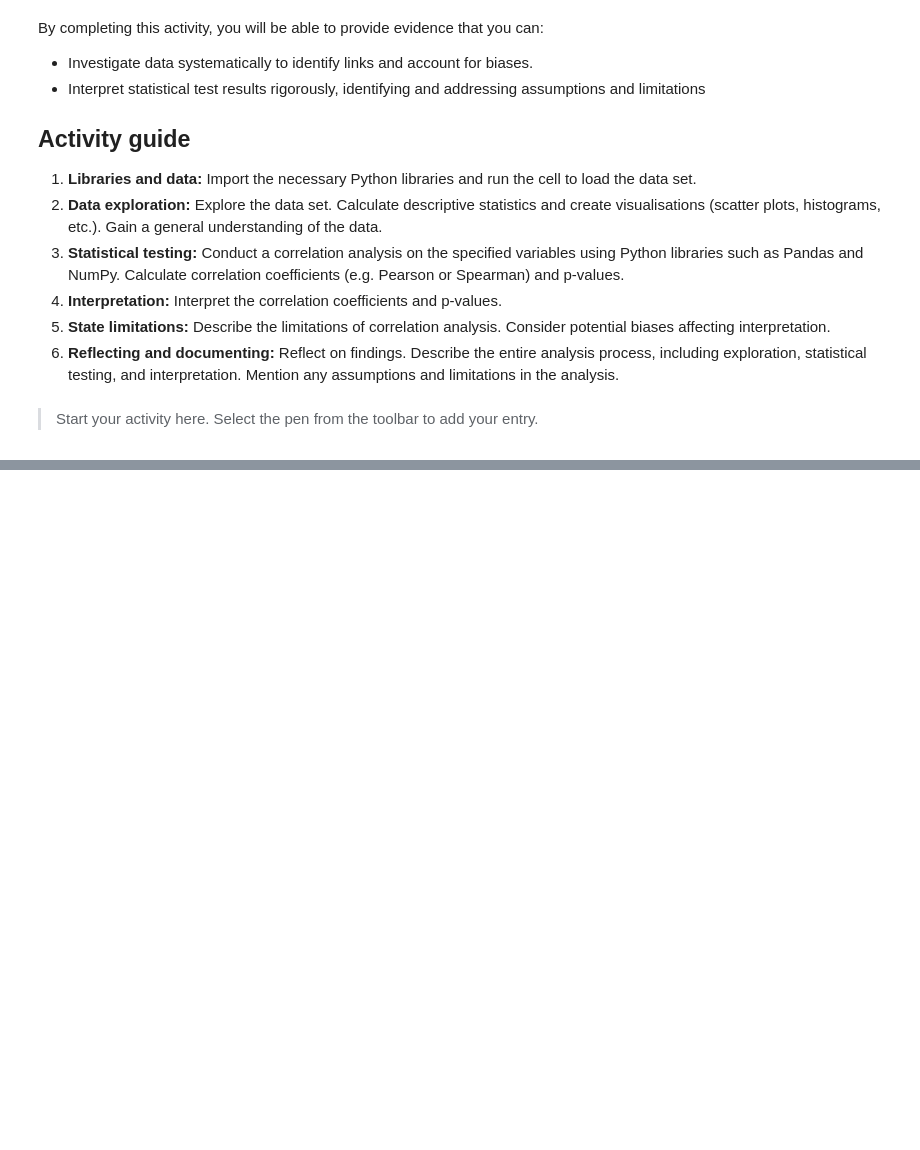
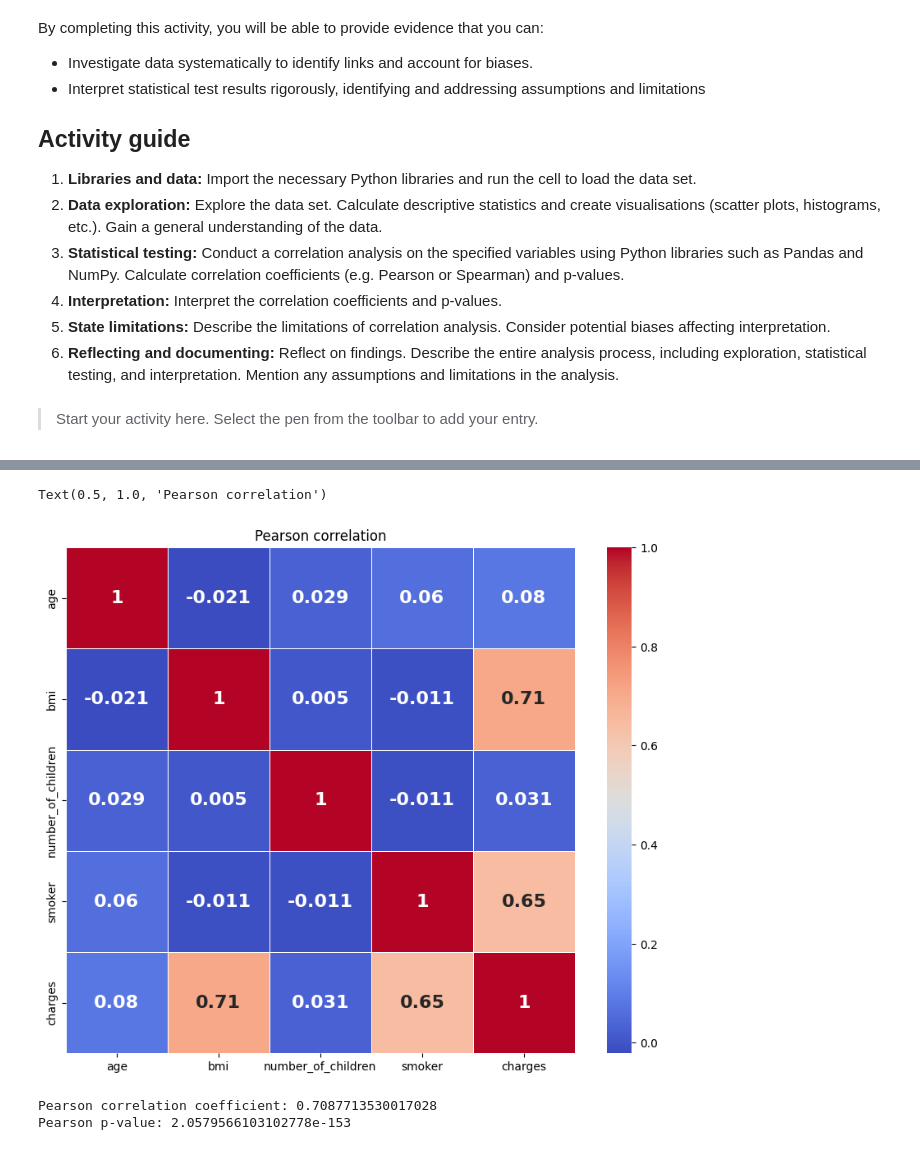
Before and after one commit to sheldonkemper/portfolio, a Jupyter notebook: CAM_DS_C101_Activity_2_2_3.ipynb, the cells around one changed output, grey strips where cells are left out. Cells and saved outputs as stored; diff of their text form; code cells hidden in the pictures; blank space fills up the shorter version.

```diff
--- a/CAM_DS_C101_Activity_2_2_3.ipynb
+++ b/CAM_DS_C101_Activity_2_2_3.ipynb
@@ -73,0 +109,31 @@ Write a brief paragraph highlighting your process and the rationale to showcase
+# %%
+# Import the required library.
+from scipy.stats import pearsonr
+# Visualise using a correlation matrix heatmap.
+plt.figure(figsize=(10, 8))
+corr_matrix_pearson = data.corr(method='pearson')
+
+sns.heatmap(corr_matrix_pearson,
+            annot=True,
+            cmap='coolwarm',
+            linewidths=0.5,
+            annot_kws={"fontsize": 16, "fontweight": "bold"})
+
+plt.title('Pearson correlation')
+# %% [output]
+Text(0.5, 1.0, 'Pearson correlation')
+[figure, added]
+# %%
+# Import the required library.
+from scipy.stats import pearsonr
+
+# Calculate Pearson correlation.
+pearson_corr, pearson_p_value = pearsonr(data['charges'],
+                                         data['bmi'])
+
+# View the output.
+print("\nPearson correlation coefficient:", pearson_corr)
+print("Pearson p-value:", pearson_p_value)
+# %% [output]
+Pearson correlation coefficient: 0.7087713530017028
+Pearson p-value: 2.0579566103102778e-153
```
Also changed, not shown: parts of 13 cells of this notebook.
